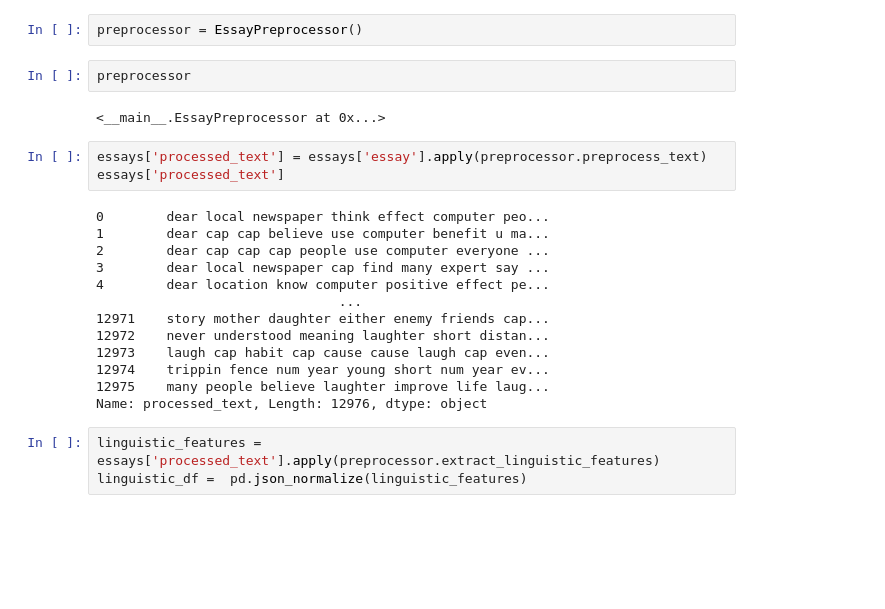
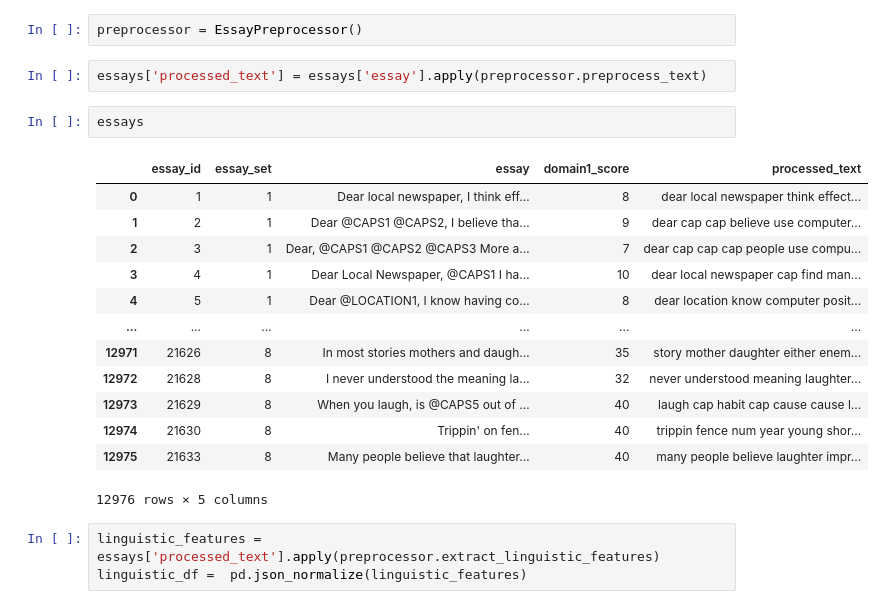
Before and after one commit to Vall-Here/nlp-essay-scoring-sentence-bert-project, a Jupyter notebook: AES/AES-BERT.ipynb, the cells around one changed output. Saved outputs shown, nothing was run; the diff lists cells and outputs as text; blank space fills up the shorter version.

```diff
--- a/AES/AES-BERT.ipynb
+++ b/AES/AES-BERT.ipynb
@@ -148,25 +193,23 @@ class EssayPreprocessor:
 # %%
 preprocessor = EssayPreprocessor()
-# %%
-preprocessor
-# %% [output]
-<__main__.EssayPreprocessor at 0x...>
 # %%
 essays['processed_text'] = essays['essay'].apply(preprocessor.preprocess_text)
-essays['processed_text']
-# %% [output]
-0        dear local newspaper think effect computer peo...
-1        dear cap cap believe use computer benefit u ma...
-2        dear cap cap cap people use computer everyone ...
-3        dear local newspaper cap find many expert say ...
-4        dear location know computer positive effect pe...
-                               ...
-12971    story mother daughter either enemy friends cap...
-12972    never understood meaning laughter short distan...
-12973    laugh cap habit cap cause cause laugh cap even...
-12974    trippin fence num year young short num year ev...
-12975    many people believe laughter improve life laug...
-Name: processed_text, Length: 12976, dtype: object
+# %%
+essays
+# %% [output]
+|  | essay_id | essay_set | essay | domain1_score | processed_text |
+| 0 | 1 | 1 | Dear local newspaper, I think eff... | 8 | dear local newspaper think effect... |
+| 1 | 2 | 1 | Dear @CAPS1 @CAPS2, I believe tha... | 9 | dear cap cap believe use computer... |
+| 2 | 3 | 1 | Dear, @CAPS1 @CAPS2 @CAPS3 More a... | 7 | dear cap cap cap people use compu... |
+| 3 | 4 | 1 | Dear Local Newspaper, @CAPS1 I ha... | 10 | dear local newspaper cap find man... |
+| 4 | 5 | 1 | Dear @LOCATION1, I know having co... | 8 | dear location know computer posit... |
+| ... | ... | ... | ... | ... | ... |
+| 12971 | 21626 | 8 | In most stories mothers and daugh... | 35 | story mother daughter either enem... |
+| 12972 | 21628 | 8 | I never understood the meaning la... | 32 | never understood meaning laughter... |
+| 12973 | 21629 | 8 | When you laugh, is @CAPS5 out of ... | 40 | laugh cap habit cap cause cause l... |
+| 12974 | 21630 | 8 | Trippin' on fen... | 40 | trippin fence num year young shor... |
+| 12975 | 21633 | 8 | Many people believe that laughter... | 40 | many people believe laughter impr... |
+12976 rows × 5 columns
 # %%
 linguistic_features = essays['processed_text'].apply(preprocessor.extract_linguistic_features)
 linguistic_df =  pd.json_normalize(linguistic_features)
```
Also changed, not shown: parts of 22 cells of this notebook, 2 other files.
